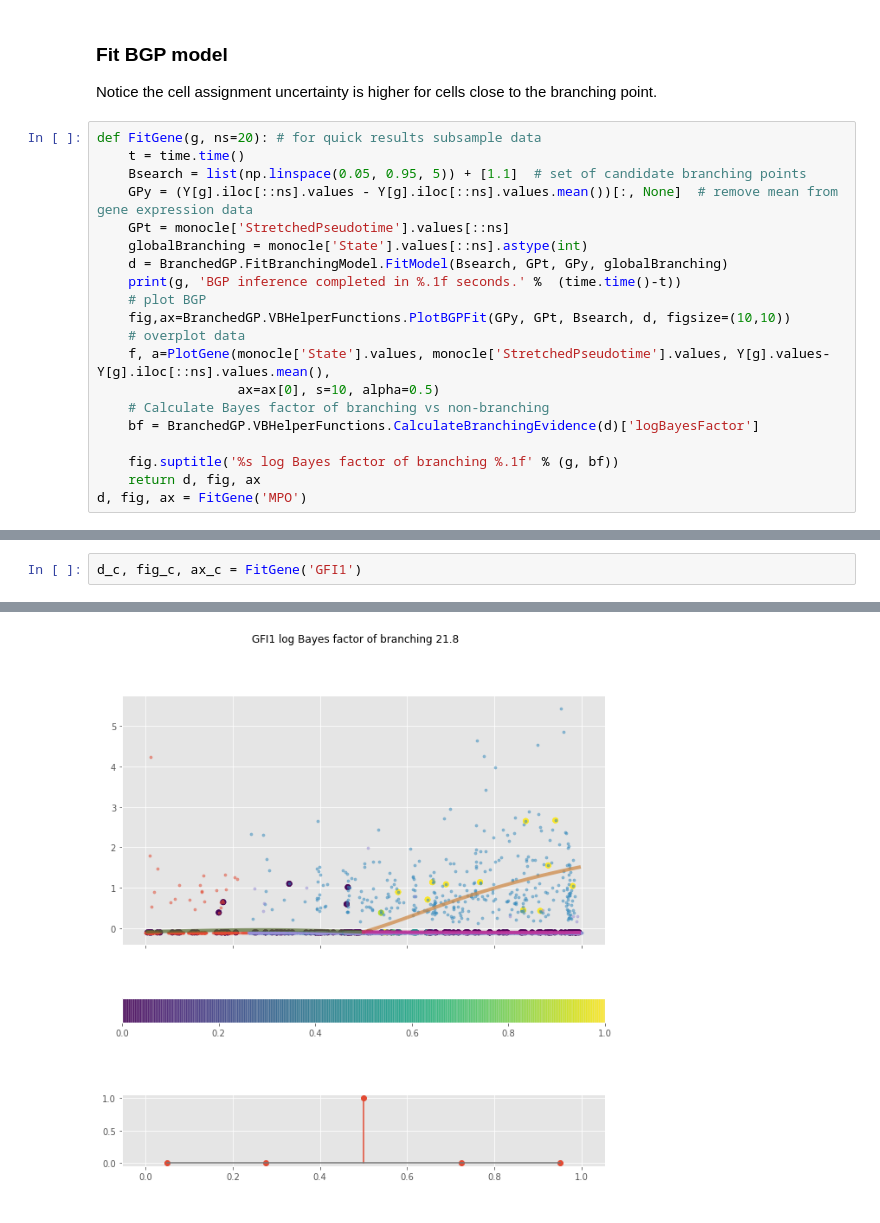
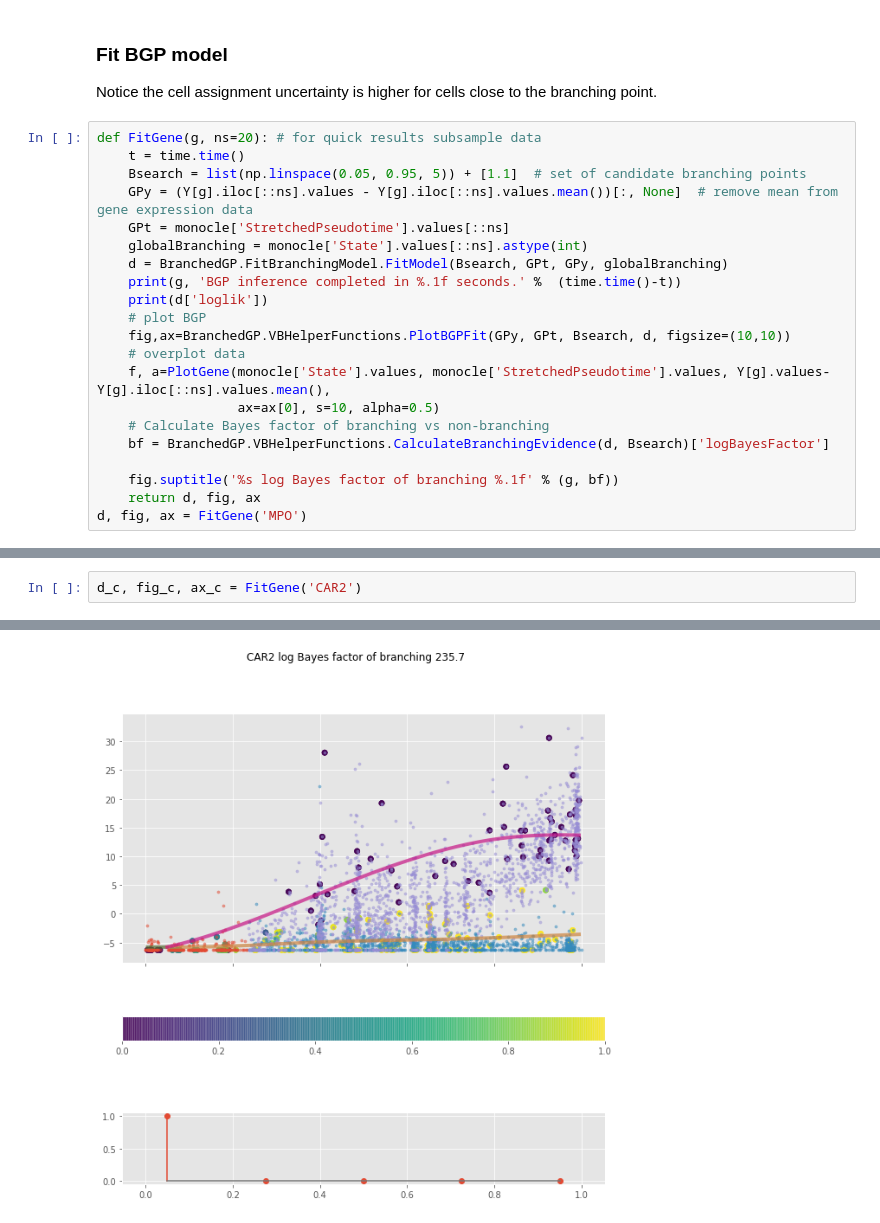
Before and after one commit to ManchesterBioinference/BranchedGP, a Jupyter notebook: notebooks/Hematopoiesis.ipynb, the cells around one changed output, grey strips where cells are left out. Saved outputs shown, nothing was run; the diff lists cells and outputs as text.

```diff
--- a/notebooks/Hematopoiesis.ipynb
+++ b/notebooks/Hematopoiesis.ipynb
@@ -73,13 +80,14 @@ def FitGene(g, ns=20): # for quick results subsample data
     globalBranching = monocle['State'].values[::ns].astype(int)
     d = BranchedGP.FitBranchingModel.FitModel(Bsearch, GPt, GPy, globalBranching)
     print(g, 'BGP inference completed in %.1f seconds.' %  (time.time()-t))
+    print(d['loglik'])
     # plot BGP
     fig,ax=BranchedGP.VBHelperFunctions.PlotBGPFit(GPy, GPt, Bsearch, d, figsize=(10,10))
     # overplot data
     f, a=PlotGene(monocle['State'].values, monocle['StretchedPseudotime'].values, Y[g].values-Y[g].iloc[::ns].values.mean(),
                   ax=ax[0], s=10, alpha=0.5)
     # Calculate Bayes factor of branching vs non-branching
-    bf = BranchedGP.VBHelperFunctions.CalculateBranchingEvidence(d)['logBayesFactor']
+    bf = BranchedGP.VBHelperFunctions.CalculateBranchingEvidence(d, Bsearch)['logBayesFactor']
 
     fig.suptitle('%s log Bayes factor of branching %.1f' % (g, bf))
     return d, fig, ax
@@ -126,5 +134,5 @@ CTSG BGP inference completed in 172.1 seconds.
 [figure]
 # %%
-d_c, fig_c, ax_c = FitGene('GFI1')
+d_c, fig_c, ax_c = FitGene('CAR2')
 # %% [output]
 INFO:tensorflow:Optimization terminated with:
@@ -147 +155 @@ GFI1 BGP inference completed in 230.7 seconds.
-[figure, old version]
+[figure, new version]
```
Also changed, not shown: parts of 5 cells of this notebook.
